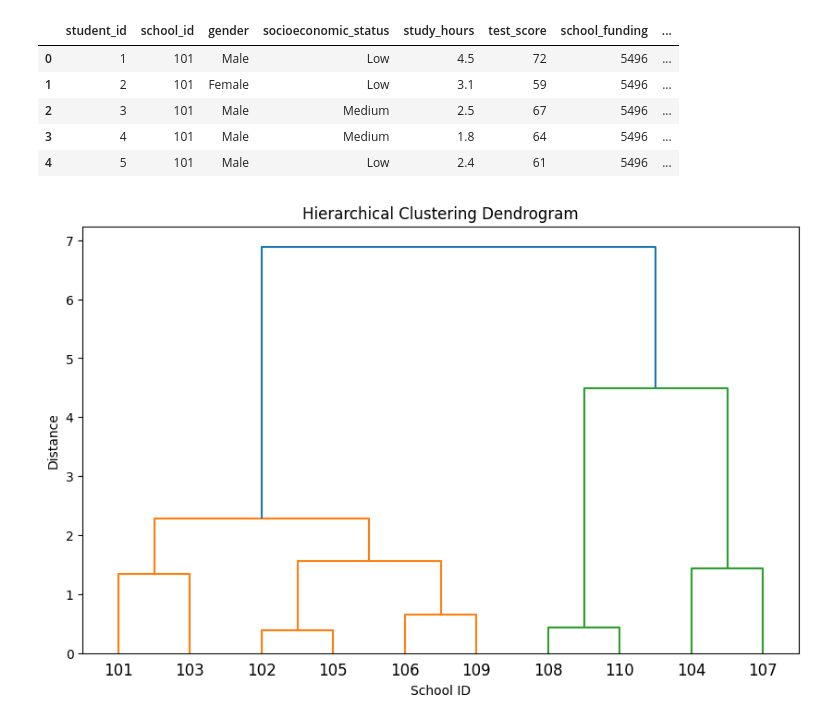
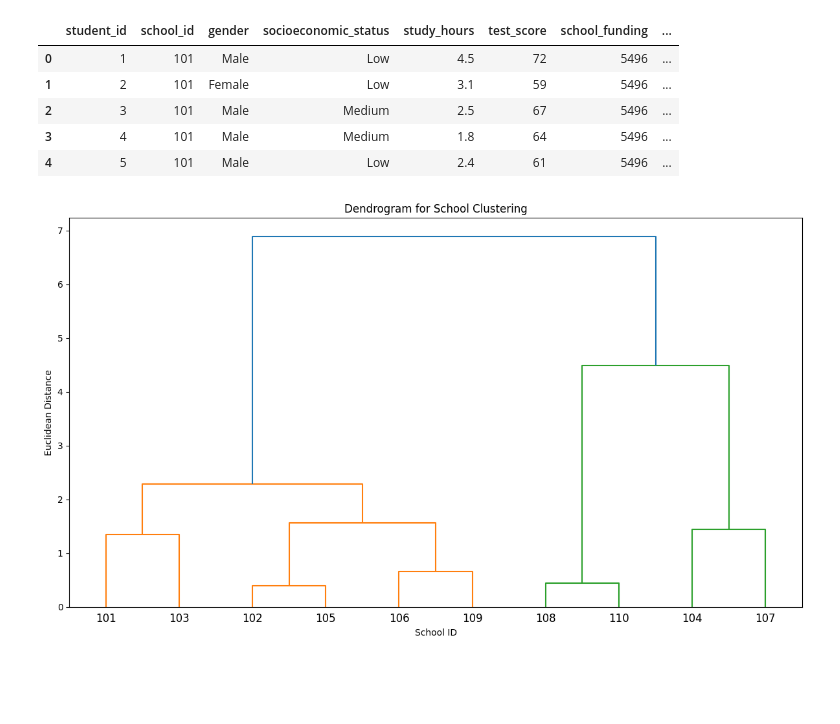
Before and after one commit to Mlandvweni/Mlandvwen, a Jupyter notebook: Untitled0.ipynb, the cells around one changed output. Cells and saved outputs as stored; diff of their text form; code cells hidden in the pictures; blank space fills up the shorter version.

```diff
--- a/Untitled0.ipynb
+++ b/Untitled0.ipynb
@@ -23,14 +23,14 @@ os.listdir(extract_path)
 # %% [output]
 ['hierarchical modeling instructions.txt', 'student_scores.csv']
 # %%
-# Step 3: Load the dataset
+# Load the dataset
 import pandas as pd
 
-csv_path = os.path.join(extract_path, 'student_scores.csv')
-df = pd.read_csv(csv_path)
+data_path = os.path.join(extracted_folder, 'student_scores.csv')
+data = pd.read_csv(data_path)
 
-# Optional: View first few rows
-df.head()
+# Display the first few rows
+data.head()
 # %% [output]
 |  | student_id | school_id | gender | socioeconomic_status | study_hours | test_score | school_funding | ... |
 | 0 | 1 | 101 | Male | Low | 4.5 | 72 | 5496 | ... |
@@ -39,33 +39,34 @@ df.head()
 | 3 | 4 | 101 | Male | Medium | 1.8 | 64 | 5496 | ... |
 | 4 | 5 | 101 | Male | Low | 2.4 | 61 | 5496 | ... |
 # %%
-# Step 4: Hierarchical modeling
+# Hierarchical modeling process
 from scipy.cluster.hierarchy import linkage, dendrogram
 from sklearn.preprocessing import StandardScaler
 import matplotlib.pyplot as plt
 
-# Aggregate to school-level summaries
-school_summary = df.groupby('school_id').agg({
+# Step 1: Create school-level summary statistics
+school_data = data.groupby('school_id').agg({
     'test_score': 'mean',
     'study_hours': 'mean',
     'school_funding': 'first',
     'urban': 'first'
 }).reset_index()
 
-# Standardize features
-features = ['test_score', 'study_hours', 'school_funding', 'urban']
+# Step 2: Feature scaling
+columns_to_scale = ['test_score', 'study_hours', 'school_funding', 'urban']
 scaler = StandardScaler()
-X_scaled = scaler.fit_transform(school_summary[features])
+scaled_features = scaler.fit_transform(school_data[columns_to_scale])
 
-# Perform hierarchical clustering
-Z = linkage(X_scaled, method='ward')
+# Step 3: Build the linkage matrix using Ward's method
+linkage_matrix = linkage(scaled_features, method='ward')
 
-# Plot dendrogram
-plt.figure(figsize=(10, 6))
-dendrogram(Z, labels=school_summary['school_id'].values)
-plt.title('Hierarchical Clustering Dendrogram')
+# Step 4: Visualize the dendrogram
+plt.figure(figsize=(12, 7))
+dendrogram(linkage_matrix, labels=school_data['school_id'].values)
+plt.title('Dendrogram for School Clustering')
 plt.xlabel('School ID')
-plt.ylabel('Distance')
+plt.ylabel('Euclidean Distance')
+plt.tight_layout()
 plt.show()
 # %% [output]
-[figure, old version]
+[figure, new version]
```
Also changed, not shown: parts of 2 cells of this notebook.
